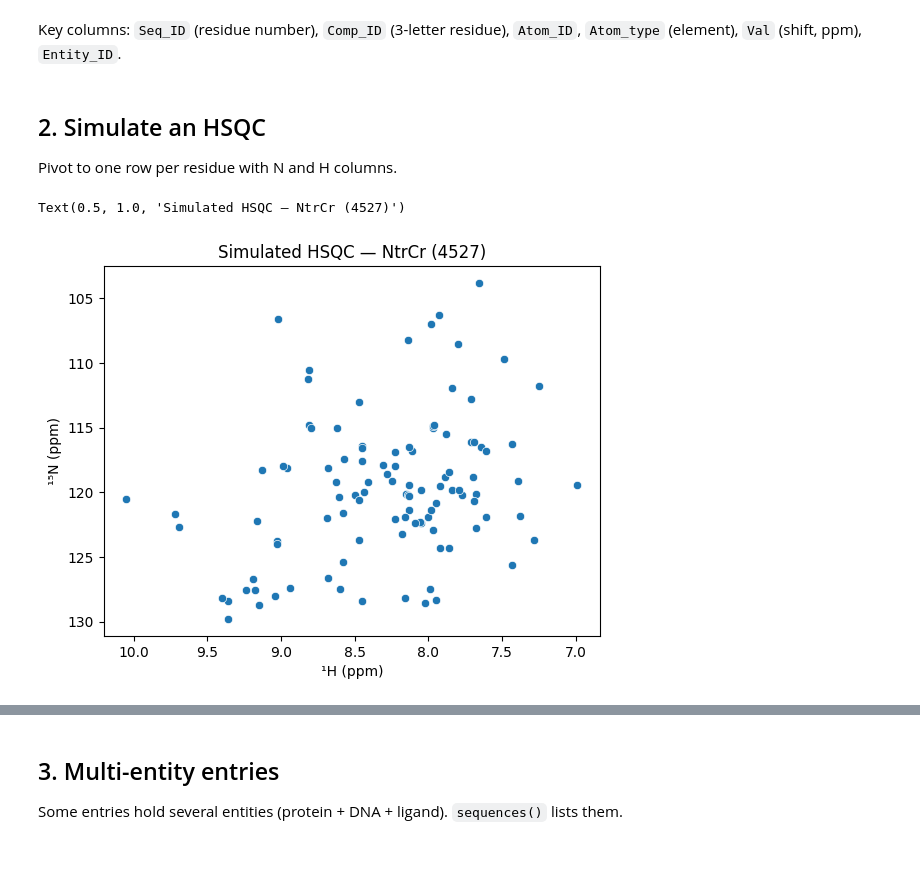
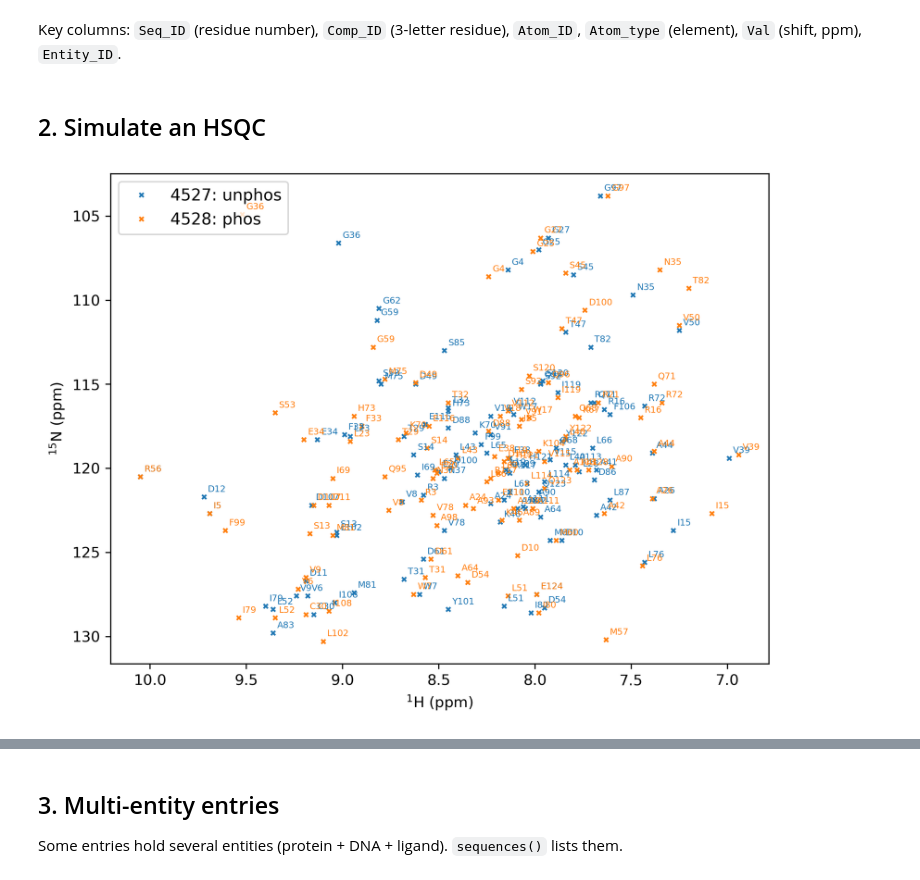
Before and after one commit to WaymentSteeleLab/makeshift, a Jupyter notebook: demos/quick_start.ipynb, the cells around one changed output, grey strips where cells are left out. Drawn from its saved outputs; the diff is of its cells as text; code cells hidden in the pictures.

Commit message:
make peaklist able to take other dims, HN default

```diff
--- a/demos/quick_start.ipynb
+++ b/demos/quick_start.ipynb
@@ -25,19 +61,11 @@ cs.data.head()
 Key columns: `Seq_ID` (residue number), `Comp_ID` (3-letter residue), `Atom_ID`, `Atom_type` (element), `Val` (shift, ppm), `Entity_ID`.
 # %% [markdown]
 ## 2. Simulate an HSQC
-
-Pivot to one row per residue with N and H columns.
-# %%
-hsqc = (
-    cs.data[cs.data['Atom_ID'].isin(['N', 'H'])]
-    .pivot_table(index=['Seq_ID', 'Comp_ID'], columns='Atom_ID', values='Val')
-    .reset_index()
-)
-
-sns.scatterplot(x='H', y='N', data=hsqc)
-plt.gca().invert_xaxis(); plt.gca().invert_yaxis()
-plt.xlabel('¹H (ppm)'); plt.ylabel('¹⁵N (ppm)')
-plt.title('Simulated HSQC — NtrCr (4527)')
-# %% [output]
-Text(0.5, 1.0, 'Simulated HSQC — NtrCr (4527)')
-[figure, removed]
+# %%
+cs = ms.ChemicalShifts.from_bmrb(4527) #unphosphorylated
+cs_phos = ms.ChemicalShifts.from_bmrb(4528) #phosphorylated
+
+fig, ax = plot_peaklist(cs.peaklist().data, text='assn_label', color='tab:blue', label='4527: unphos')
+_ = plot_peaklist(cs_phos.peaklist().data, ax, text='assn_label', color='tab:orange', label='4528: phos')
+# %% [output]
+[figure, added]
```
Also changed, not shown: parts of 10 cells of this notebook, 5 other files.
